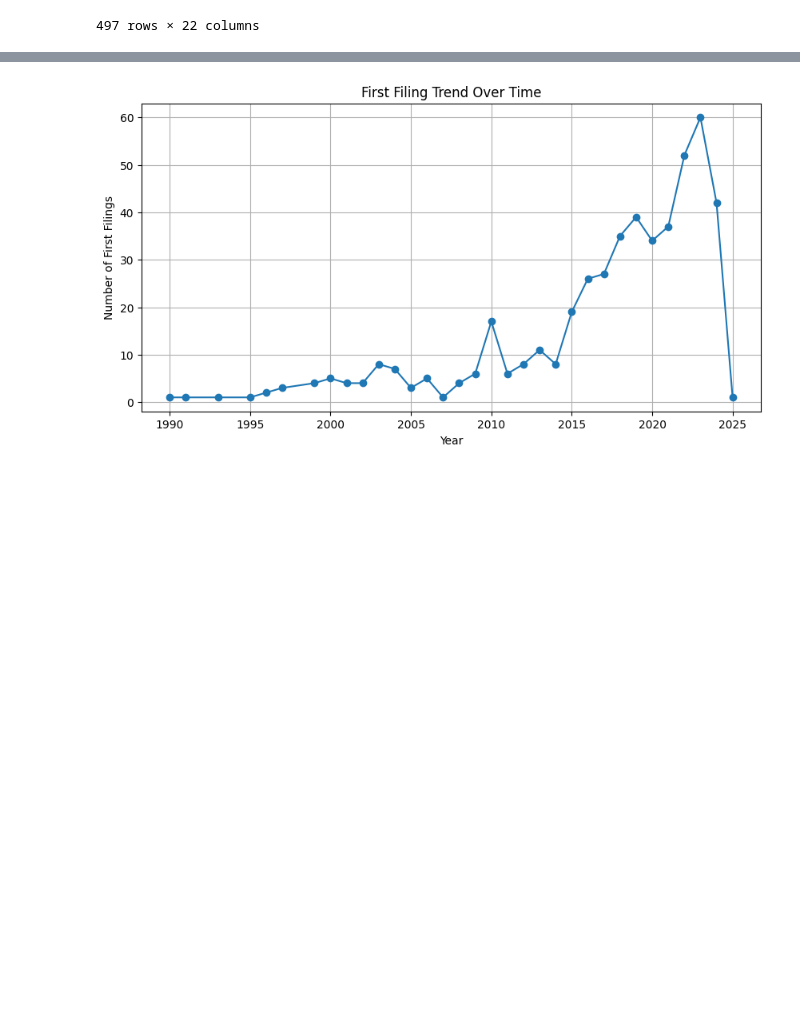
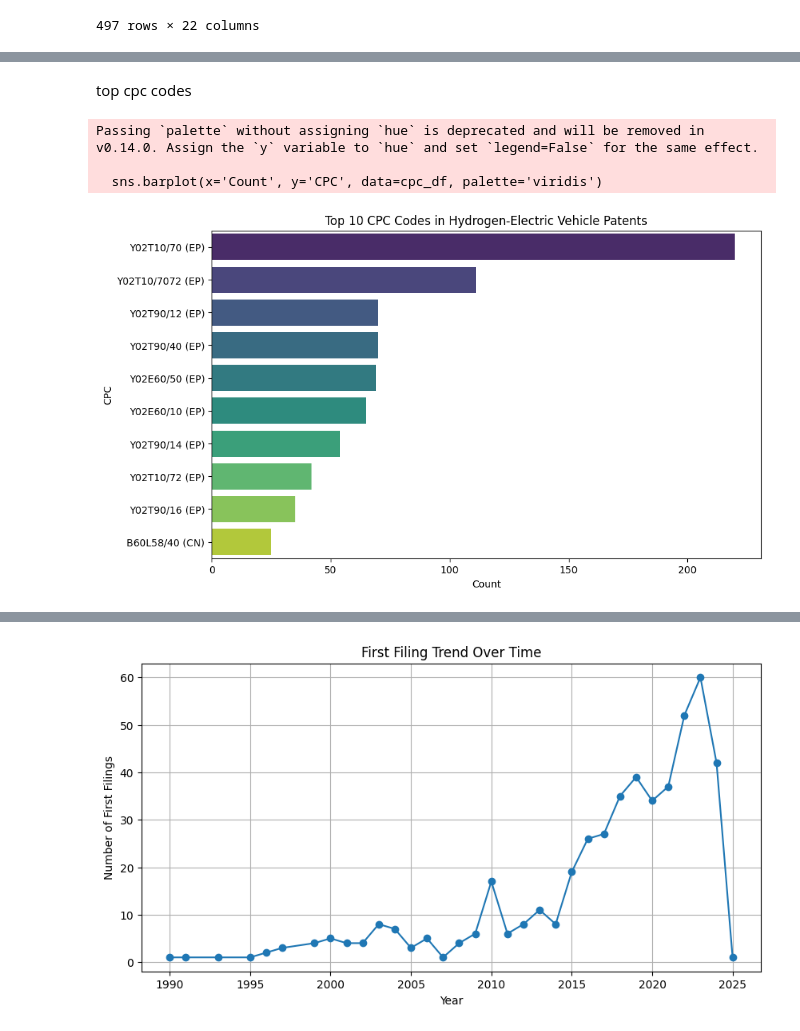
Before and after one commit to tasnim2410/technology-trend-analysis, a Jupyter notebook: DataPreparationForR.ipynb, the cells around one changed output, grey strips where cells are left out. Cells and saved outputs as stored; diff of their text form; code cells hidden in the pictures; blank space fills up the shorter version.

```diff
--- a/DataPreparationForR.ipynb
+++ b/DataPreparationForR.ipynb
@@ -930,0 +1011,23 @@ df.to_excel('data_with_family_members.xlsx', index=False)
+# %% [markdown]
+top cpc codes
+# %%
+# Split CPC codes by newline characters
+#df['CPC'] = df['CPC'].str.split('\n')
+
+# Flatten CPC codes (remove empty strings and strip whitespace)
+all_cpc = [code.strip() for sublist in df['CPC'].dropna() for code in sublist if code.strip()]
+
+# Count CPC frequencies
+cpc_counts = Counter(all_cpc).most_common(10)
+cpc_df = pd.DataFrame(cpc_counts, columns=['CPC', 'Count'])
+
+# Plot
+plt.figure(figsize=(10, 6))
+sns.barplot(x='Count', y='CPC', data=cpc_df, palette='viridis')
+plt.title('Top 10 CPC Codes in Hydrogen-Electric Vehicle Patents')
+plt.show()
+# %% [output]
+Passing `palette` without assigning `hue` is deprecated and will be removed in v0.14.0. Assign the `y` variable to `hue` and set `legend=False` for the same effect.
+
+  sns.barplot(x='Count', y='CPC', data=cpc_df, palette='viridis')
+[figure, added]
```
Also changed, not shown: parts of 38 cells of this notebook, 2 other files.
